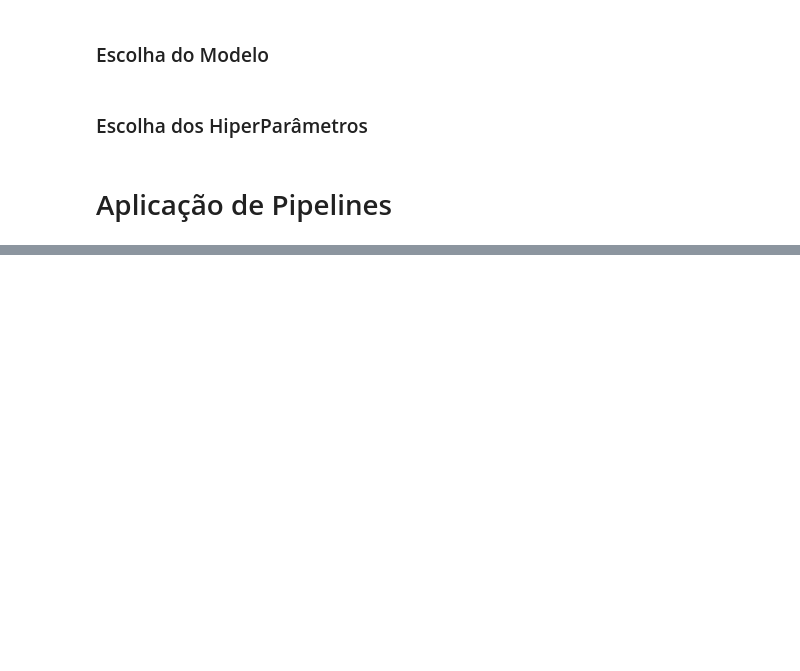
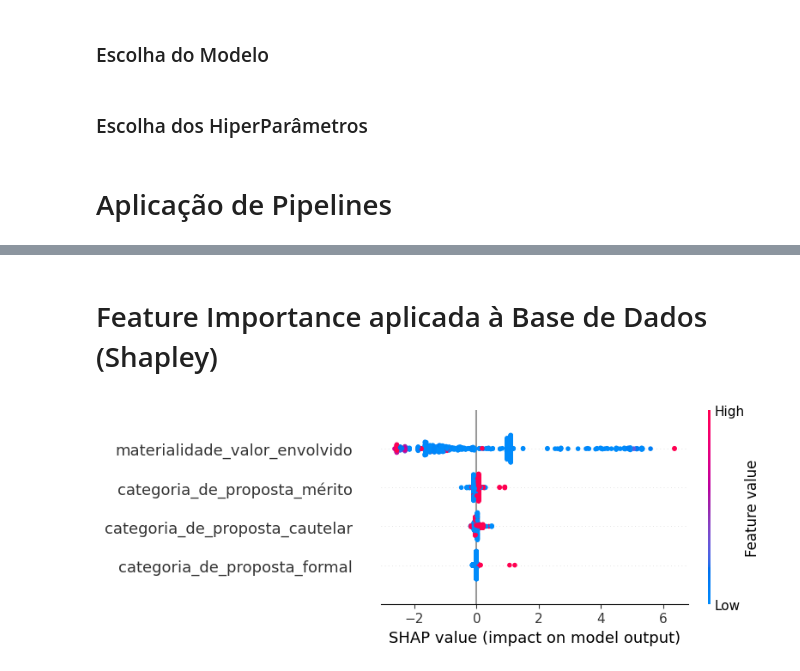
Before and after one commit to PedroRossiGomes/PIBIC, a Jupyter notebook: notebooks/TCU/gradientboostingclassifier_pipe.ipynb, the cells around one changed output, grey strips where cells are left out. Drawn from its saved outputs; the diff is of its cells as text; code cells hidden in the pictures; blank space fills up the shorter version.

Commit message:
Avanços na Base TCU e SHAPLEY

```diff
--- a/notebooks/TCU/gradientboostingclassifier_pipe.ipynb
+++ b/notebooks/TCU/gradientboostingclassifier_pipe.ipynb
@@ -135,0 +292,26 @@ estimadores(searchCV_pipeline, X_test, y_test)
+# %% [markdown]
+# Feature Importance aplicada à Base de Dados (Shapley)
+# %%
+import shap
+
+best_pipeline = searchCV_pipeline.best_estimator_
+
+#separando modelo e pré-processamento
+best_model = best_pipeline.named_steps["modelo"]
+preprocessor = best_pipeline.named_steps["preprocessor"]
+
+X_importance = preprocessor.transform(X_test)
+
+num_features = ["materialidade_valor_envolvido"]
+
+cat_encoder = preprocessor.named_transformers_["cat"].named_steps["onehot"]
+cat_features = list(cat_encoder.get_feature_names_out(["categoria_de_proposta"]))
+
+feature_names = num_features + cat_features
+# %%
+explainer = shap.TreeExplainer(best_model)
+shap_values = explainer.shap_values(X_importance)
+
+shap.summary_plot(shap_values, X_importance, feature_names)
+# %% [output]
+[figure, added]
```
Also changed, not shown: parts of 25 cells of this notebook, 5 other files.
